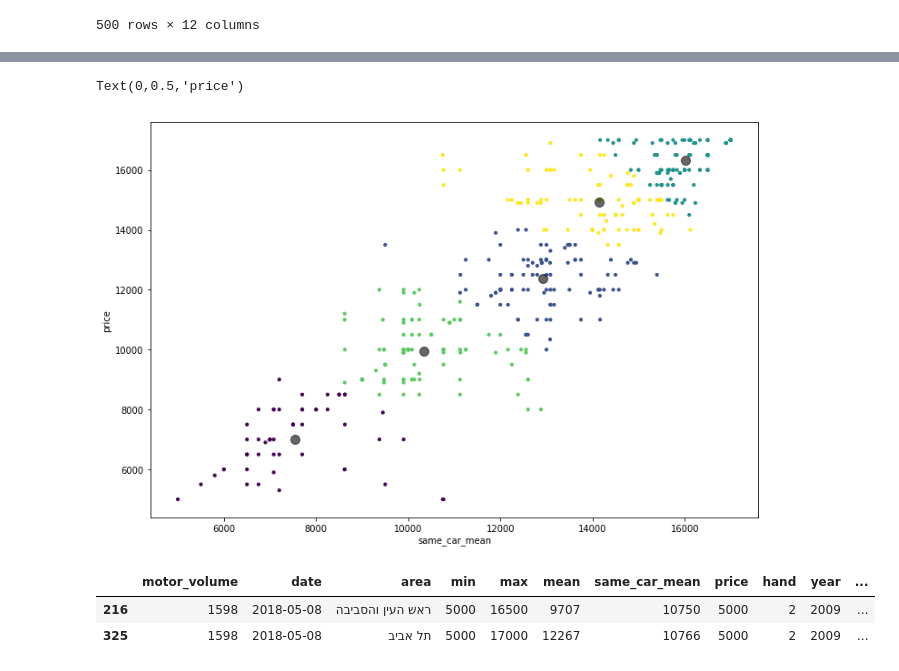
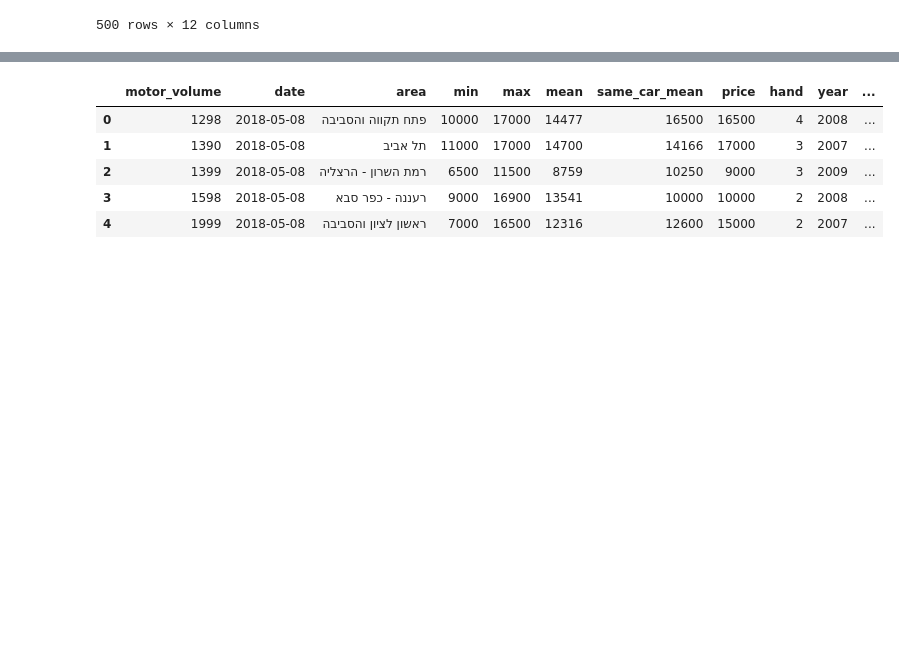
Before and after one commit to davidit17/find-price-outliers-of-2nd-hand-car, a Jupyter notebook: buy 2nd hand car.ipynb, the cells around one changed output, grey strips where cells are left out. Saved outputs shown, nothing was run; the diff lists cells and outputs as text; code cells hidden in the pictures; blank space fills up the shorter version.

```diff
--- a/buy 2nd hand car.ipynb
+++ b/buy 2nd hand car.ipynb
@@ -171,0 +224,9 @@ models_list = ['פוקוס', 'בראבו', 'לנסר', 'פונטו', 'אבאו',
+# %%
+cars.head()
+# %% [output]
+|  | motor_volume | date | area | min | max | mean | same_car_mean | price | hand | year | ... |
+| 0 | 1298 | 2018-05-08 | פתח תקווה והסביבה | 10000 | 17000 | 14477 | 16500 | 16500 | 4 | 2008 | ... |
+| 1 | 1390 | 2018-05-08 | תל אביב | 11000 | 17000 | 14700 | 14166 | 17000 | 3 | 2007 | ... |
+| 2 | 1399 | 2018-05-08 | רמת השרון - הרצליה | 6500 | 11500 | 8759 | 10250 | 9000 | 3 | 2009 | ... |
+| 3 | 1598 | 2018-05-08 | רעננה - כפר סבא | 9000 | 16900 | 13541 | 10000 | 10000 | 2 | 2008 | ... |
+| 4 | 1999 | 2018-05-08 | ראשון לציון והסביבה | 7000 | 16500 | 12316 | 12600 | 15000 | 2 | 2007 | ... |
@@ -179,19 +240,0 @@ y_kmeans = kmeans.predict(df)
-# %%
-plt.figure(figsize=(12,8))
-plt.scatter(df.iloc[:,0], df.iloc[:,1], c=y_kmeans, s=10, cmap='viridis')
-
-centers = kmeans.cluster_centers_
-plt.scatter(centers[:, 0], centers[:, 1], c='black', s=100, alpha=0.6)
-plt.xlabel('same_car_mean')
-plt.ylabel('price')
-# %% [output]
-Text(0,0.5,'price')
-[figure, removed]
-# %%
-# lets check the 2 bootom middle cars
-
-cars[(cars['price']<7000) & (cars['same_car_mean']>10000)]
-# %% [output]
-|  | motor_volume | date | area | min | max | mean | same_car_mean | price | hand | year | ... |
-| 216 | 1598 | 2018-05-08 | ראש העין והסביבה | 5000 | 16500 | 9707 | 10750 | 5000 | 2 | 2009 | ... |
-| 325 | 1598 | 2018-05-08 | תל אביב | 5000 | 17000 | 12267 | 10766 | 5000 | 2 | 2009 | ... |
```
Also changed, not shown: parts of 23 cells of this notebook.
